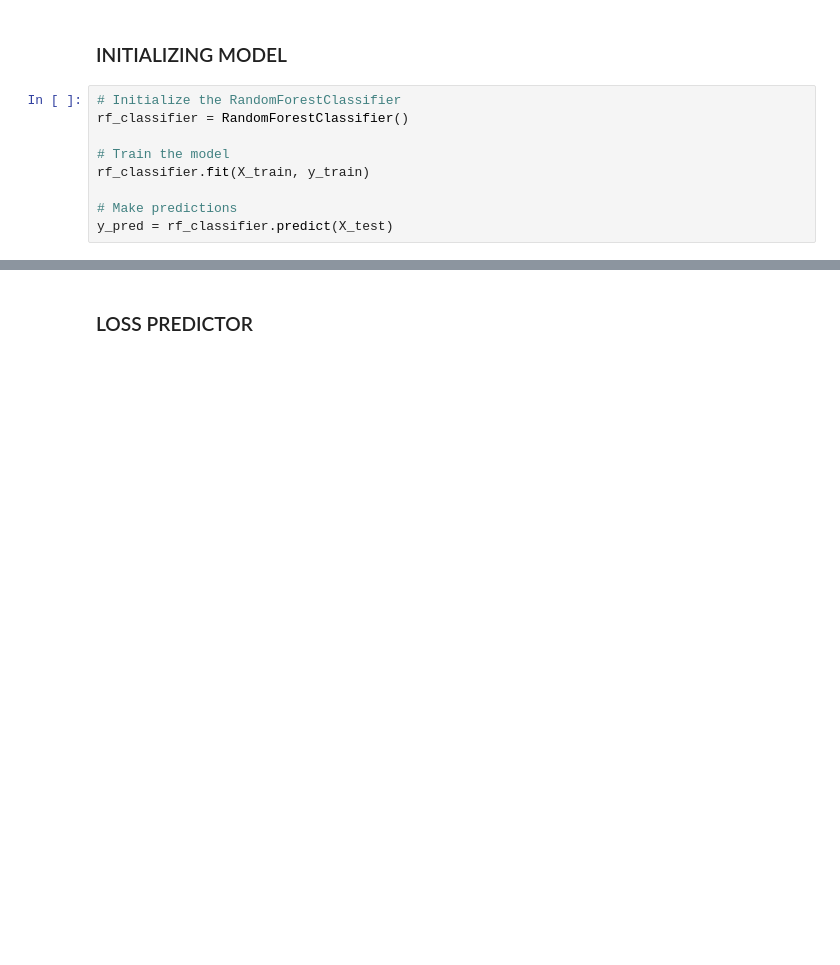
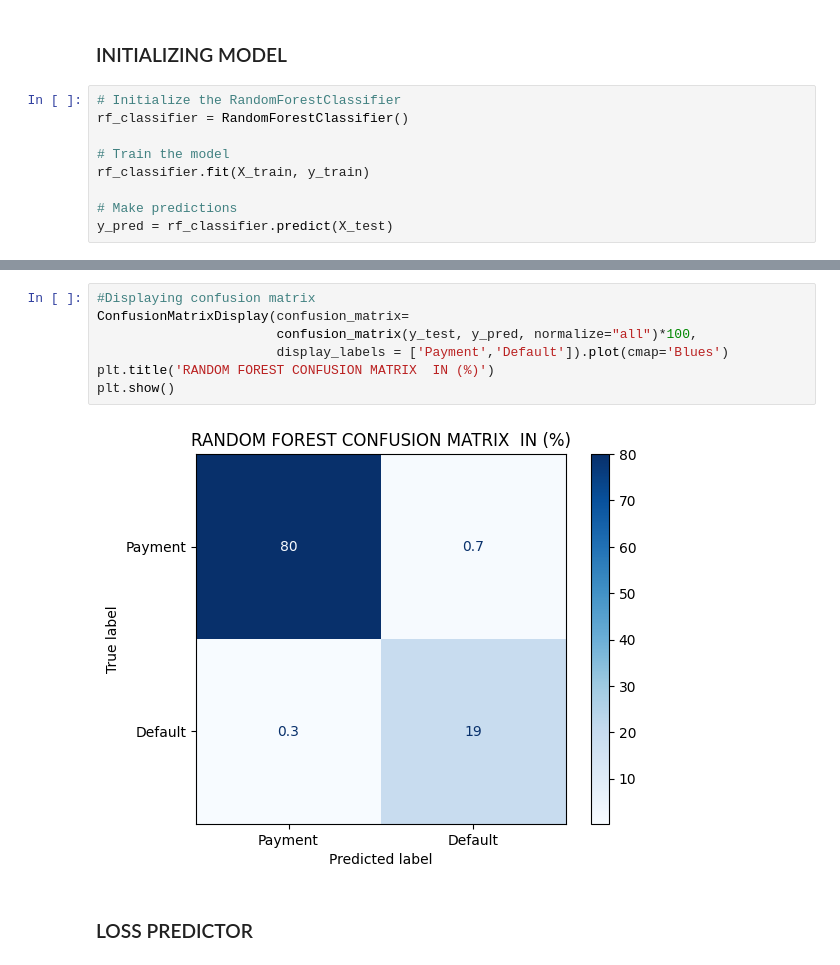
Before and after one commit to Stephen-Adwini-Badu/08.-J.P-Morgan-Project, a Jupyter notebook: Loan Default Prediction Notebook.ipynb, the cells around one changed output, grey strips where cells are left out. Cells and saved outputs as stored; diff of their text form; blank space fills up the shorter version.

```diff
--- a/Loan Default Prediction Notebook.ipynb
+++ b/Loan Default Prediction Notebook.ipynb
@@ -127,3 +131,12 @@ results
+# %%
+#Displaying confusion matrix
+ConfusionMatrixDisplay(confusion_matrix=
+                       confusion_matrix(y_test, y_pred, normalize="all")*100,
+                       display_labels = ['Payment','Default']).plot(cmap='Blues')
+plt.title('RANDOM FOREST CONFUSION MATRIX  IN (%)')
+plt.show()
+# %% [output]
+[figure, added]
 # %% [markdown]
 ### LOSS PREDICTOR
 # %%
```
Also changed, not shown: parts of 4 cells of this notebook, 1 other file.
